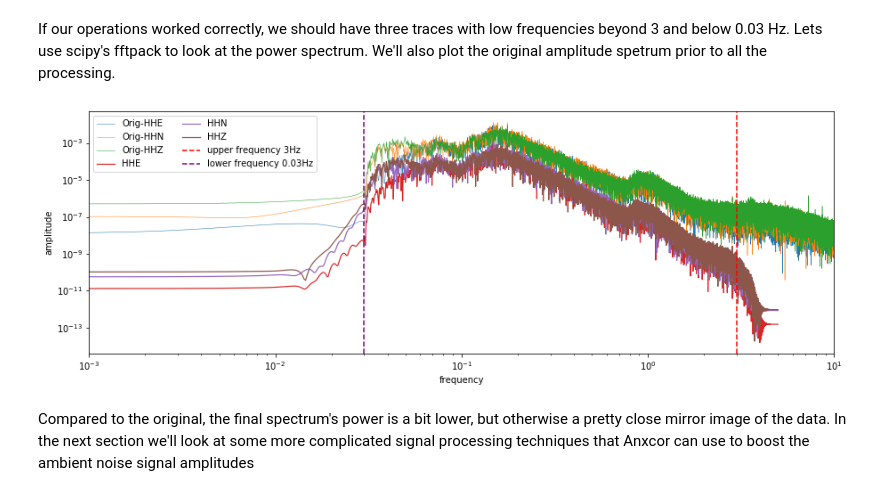
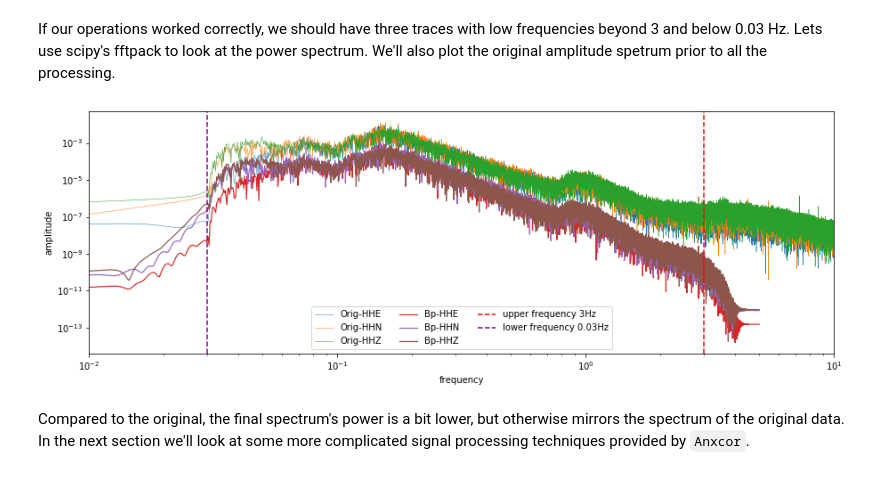
Before and after one commit to uofuseismo/anxcor, a Jupyter notebook: example_notebooks/anxcor_processing/Anxcor_Processing_Part_II.ipynb, the cells around one changed output. Saved outputs shown, nothing was run; the diff lists cells and outputs as text; code cells hidden in the pictures.

````diff
--- a/example_notebooks/anxcor_processing/Anxcor_Processing_Part_II.ipynb
+++ b/example_notebooks/anxcor_processing/Anxcor_Processing_Part_II.ipynb
@@ -218,21 +220,21 @@ orig_amplitude_spec = np.abs(fftpack.fftshift(fftpack.fft(original_data,target_l
 # %%
 plt.figure(figsize=(15,5))
 plt.loglog(frequencies_orig,orig_amplitude_spec[0,:],label='Orig-HHE',linewidth=0.5)
 plt.loglog(frequencies_orig,orig_amplitude_spec[1,:],label='Orig-HHN',linewidth=0.5)
 plt.loglog(frequencies_orig,orig_amplitude_spec[2,:],label='Orig-HHZ',linewidth=0.5)
 
-plt.loglog(frequencies,amplitude_spectrum[0,:],label='HHE',linewidth=1.2)
-plt.loglog(frequencies,amplitude_spectrum[1,:],label='HHN',linewidth=1.2)
-plt.loglog(frequencies,amplitude_spectrum[2,:],label='HHZ',linewidth=1.2)
+plt.loglog(frequencies,amplitude_spectrum[0,:],label='Bp-HHE',linewidth=1.2)
+plt.loglog(frequencies,amplitude_spectrum[1,:],label='Bp-HHN',linewidth=1.2)
+plt.loglog(frequencies,amplitude_spectrum[2,:],label='Bp-HHZ',linewidth=1.2)
 
 plt.axvline([3.0],label='upper frequency 3Hz',    color='red',linestyle='--')
 plt.axvline([0.03],label='lower frequency 0.03Hz',color='purple',linestyle='--')
-plt.xlim([1e-3,1e1])
+plt.xlim([1e-2,1e1])
 plt.xlabel('frequency')
 plt.ylabel('amplitude')
-plt.legend(ncol=2)
+plt.legend(ncol=3,loc='lower center')
 plt.show()
 # %% [output]
-[figure, old version]
+[figure, new version]
 # %% [markdown]
-Compared to the original, the final spectrum's power is a bit lower, but otherwise a pretty close mirror image of the data. In the next section we'll look at some more complicated signal processing techniques that Anxcor can use to boost the ambient noise signal amplitudes
+Compared to the original, the final spectrum's power is a bit lower, but otherwise mirrors the spectrum of the original data. In the next section we'll look at some more complicated signal processing techniques provided by ```Anxcor```.
````
Also changed, not shown: parts of 14 cells of this notebook, 1 other file.
